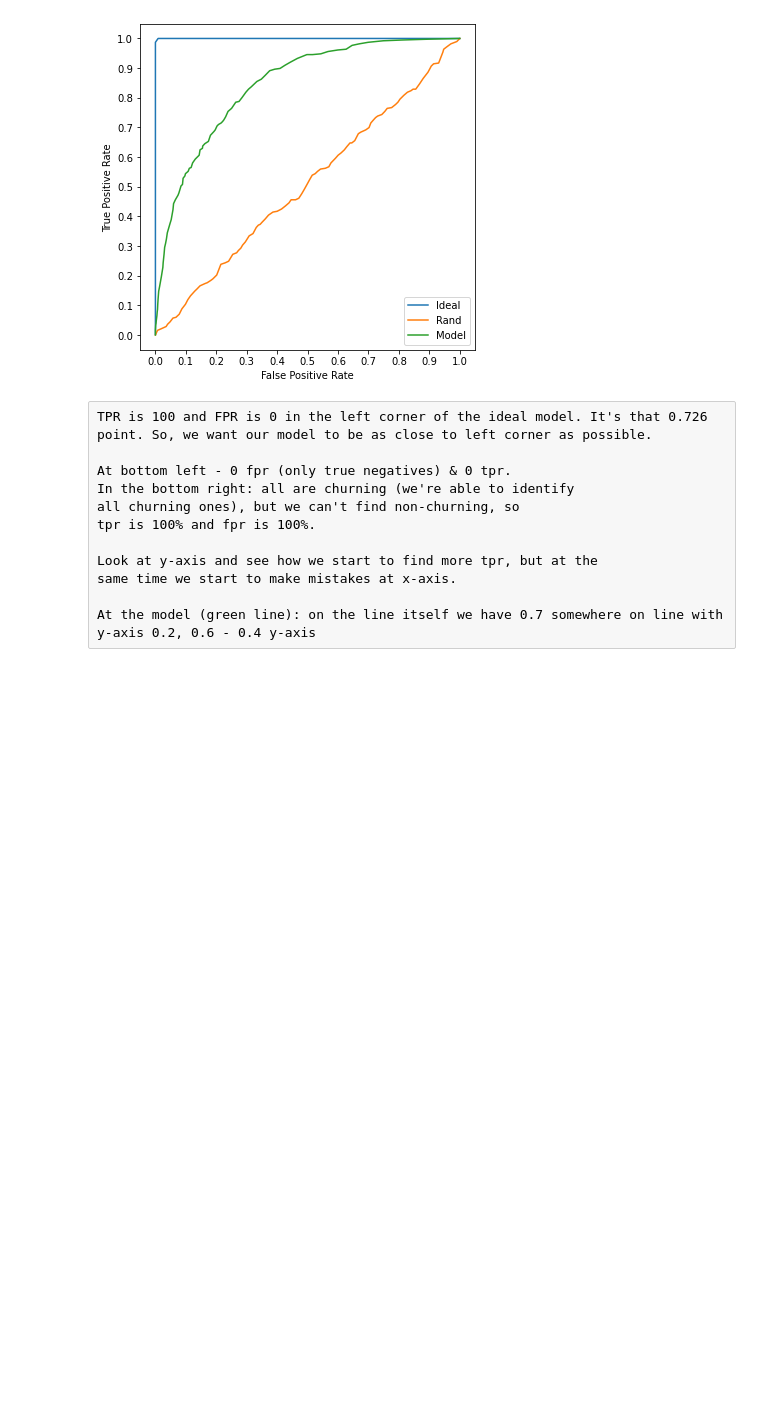
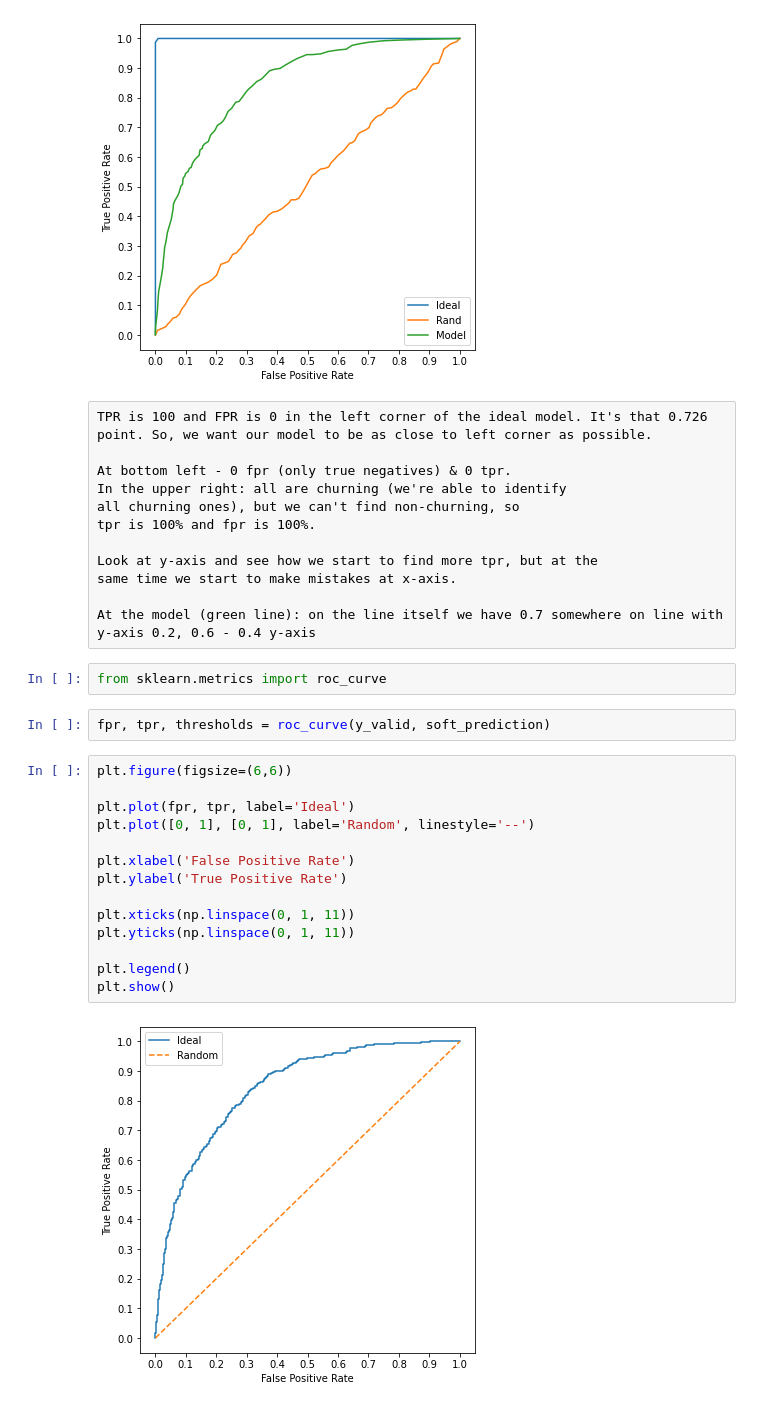
Before and after one commit to SleeplessChallenger/ML_ZoomCamp_code, a Jupyter notebook: logistic_regression_models/logreg_metrics.ipynb, the cells around one changed output. Cells and saved outputs as stored; diff of their text form; blank space fills up the shorter version.

```diff
--- a/logistic_regression_models/logreg_metrics.ipynb
+++ b/logistic_regression_models/logreg_metrics.ipynb
@@ -484,7 +482,7 @@ plt.show()
 TPR is 100 and FPR is 0 in the left corner of the ideal model. It's that 0.726 point. So, we want our model to be as close to left corner as possible.
 
 At bottom left - 0 fpr (only true negatives) & 0 tpr.
-In the bottom right: all are churning (we're able to identify
+In the upper right: all are churning (we're able to identify
 all churning ones), but we can't find non-churning, so
 tpr is 100% and fpr is 100%.
 
@@ -492,3 +490,23 @@ Look at y-axis and see how we start to find more tpr, but at the
 same time we start to make mistakes at x-axis.
 
 At the model (green line): on the line itself we have 0.7 somewhere on line with y-axis 0.2, 0.6 - 0.4 y-axis
+# %%
+from sklearn.metrics import roc_curve
+# %%
+fpr, tpr, thresholds = roc_curve(y_valid, soft_prediction)
+# %%
+plt.figure(figsize=(6,6))
+
+plt.plot(fpr, tpr, label='Ideal')
+plt.plot([0, 1], [0, 1], label='Random', linestyle='--')
+
+plt.xlabel('False Positive Rate')
+plt.ylabel('True Positive Rate')
+
+plt.xticks(np.linspace(0, 1, 11))
+plt.yticks(np.linspace(0, 1, 11))
+
+plt.legend()
+plt.show()
+# %% [output]
+[figure, added]
```
Also changed, not shown: parts of 22 cells of this notebook, 2 other files.
